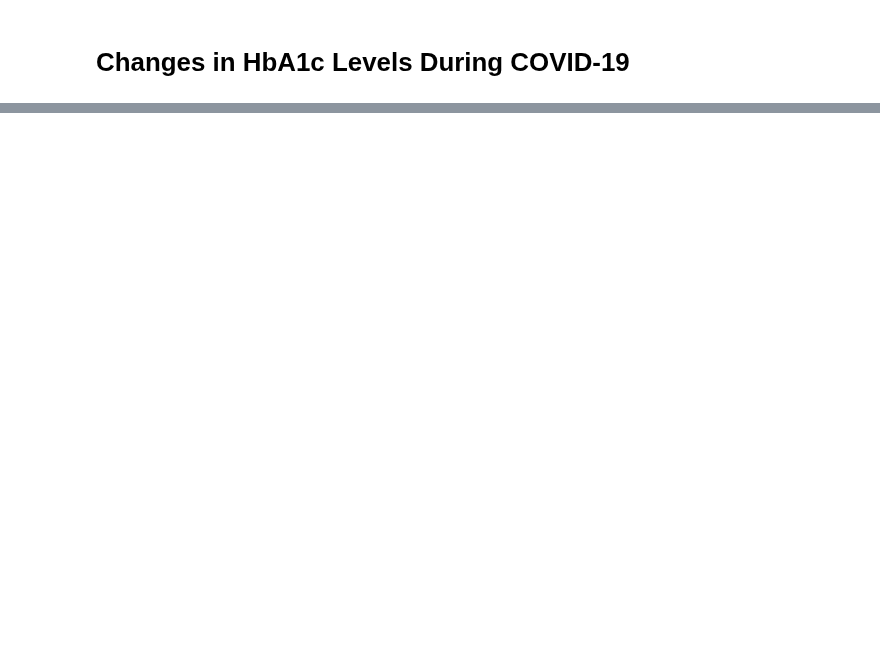
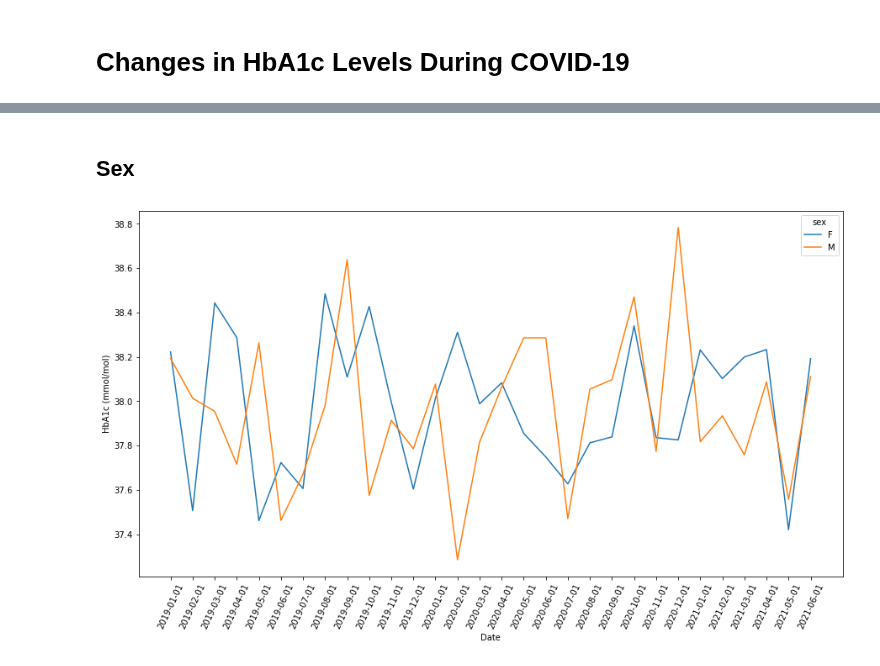
Before and after one commit to opensafely/HbA1c-levels, a Jupyter notebook: notebooks/hba1c_levels.ipynb, the cells around one changed output, grey strips where cells are left out. Cells and saved outputs as stored; diff of their text form; code cells hidden in the pictures; blank space fills up the shorter version.

```diff
--- a/notebooks/hba1c_levels.ipynb
+++ b/notebooks/hba1c_levels.ipynb
@@ -127,0 +72,7 @@ mean_abnormal(df_imd, 'imd')
+# %% [markdown]
+## Sex
+# %%
+df_sex = compute_mean('sex')
+create_chart('sex', df_sex)
+# %% [output]
+[figure, added]
```
Also changed, not shown: parts of 24 cells of this notebook, 1 other file.
